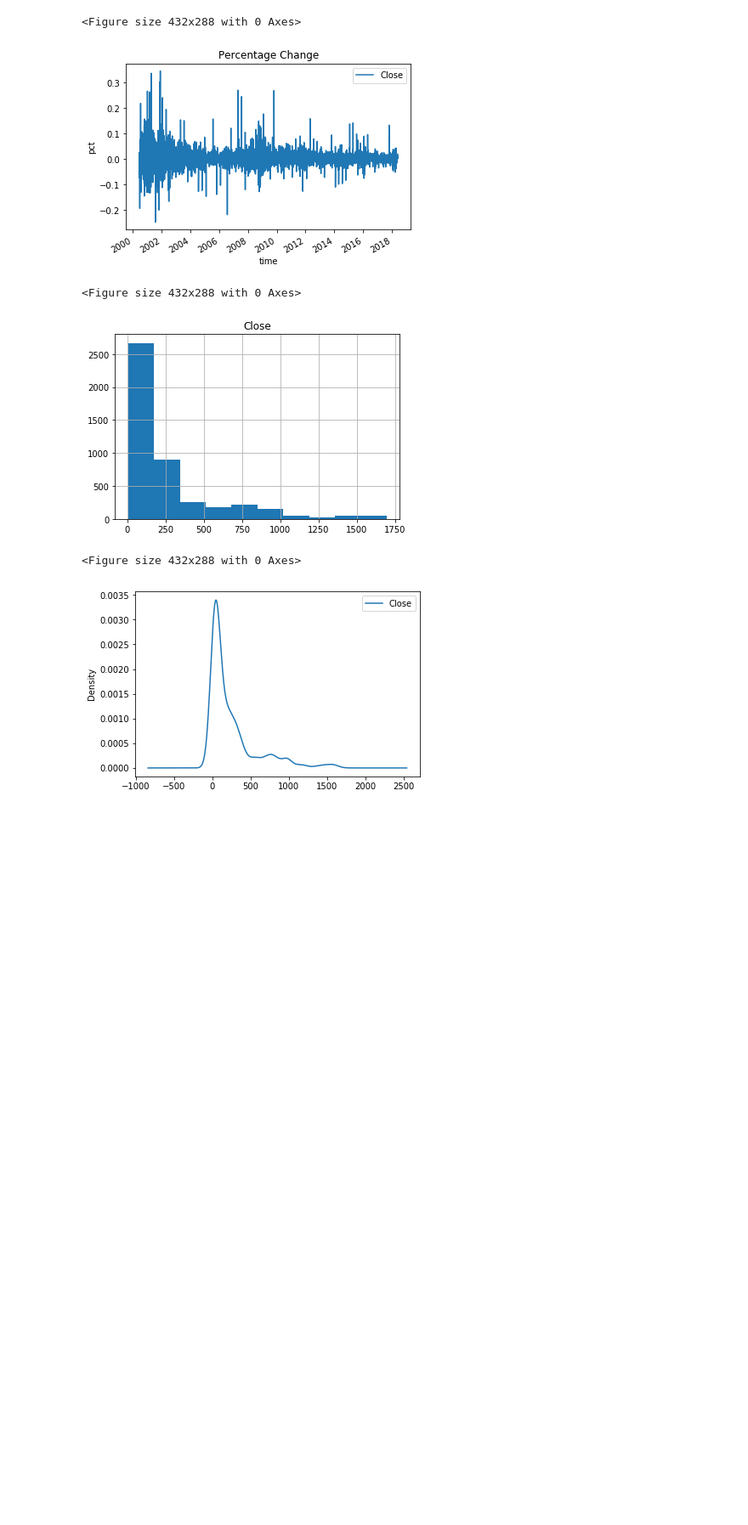
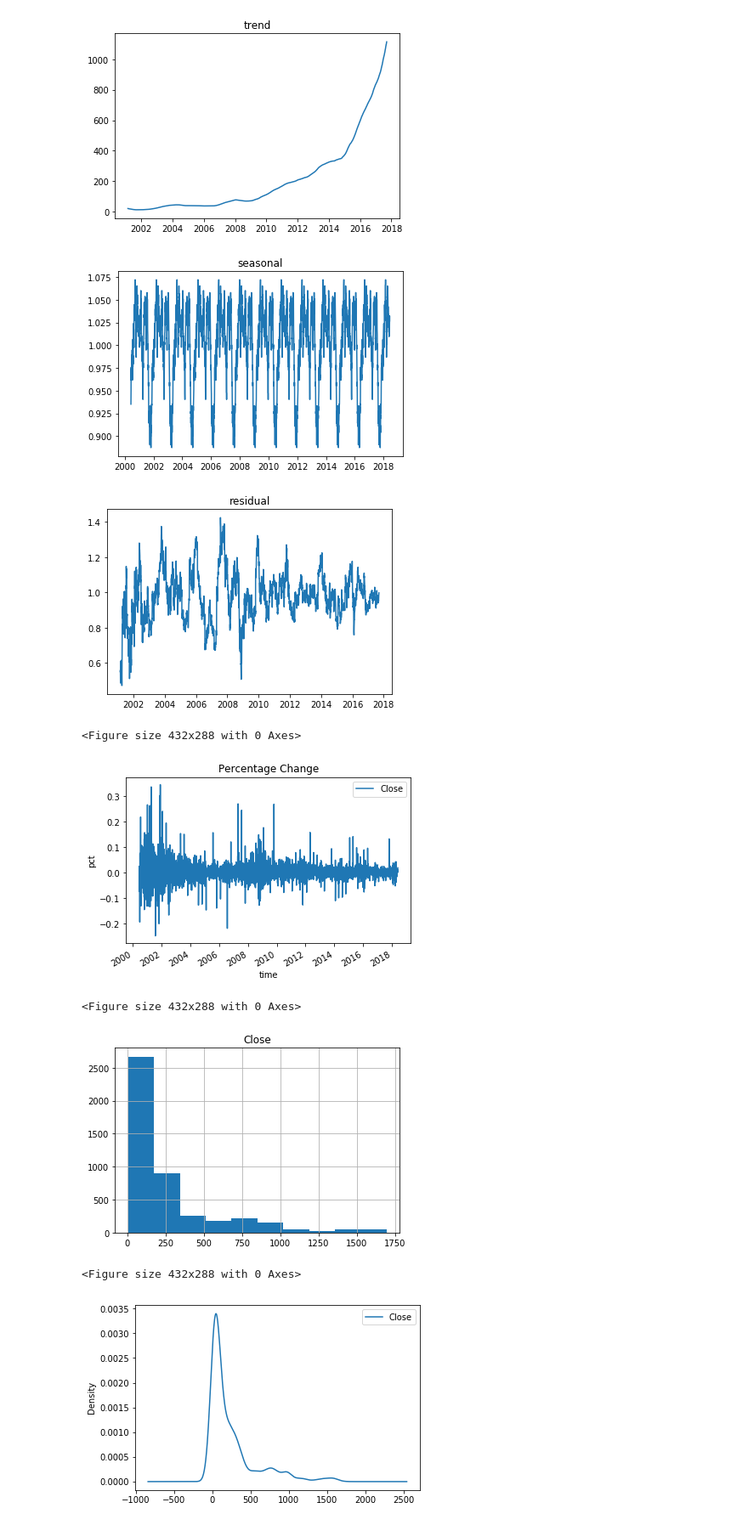
Before and after one commit to KalielWilliamson/wavelet_arima_rnn_forecast, a Jupyter notebook: dwt_ann_arima_stock_forecast.ipynb, the cells around one changed output. Shown: that part at 85% size. Drawn from its saved outputs; the diff is of its cells as text; code cells hidden in the pictures; blank space fills up the shorter version.

```diff
--- a/dwt_ann_arima_stock_forecast.ipynb
+++ b/dwt_ann_arima_stock_forecast.ipynb
@@ -56,2 +57,25 @@ display(decomposition)
+# %%
+decomposition = seasonal_decompose(Data,
+                                   model='multiplicative',
+                                   freq=365)
+
+plt.figure()
+plt.title('trend')
+plt.plot(decomposition.trend)
+plt.show()
+
+plt.figure()
+plt.title('seasonal')
+plt.plot(decomposition.seasonal)
+plt.show()
+
+plt.figure()
+plt.title('residual')
+plt.plot(decomposition.resid)
+plt.show()
+# %% [output]
+[figure, added]
+[figure, added]
+[figure, added]
 # %%
 plt.figure()
```
Also changed, not shown: parts of 35 cells of this notebook, 1 other file.
